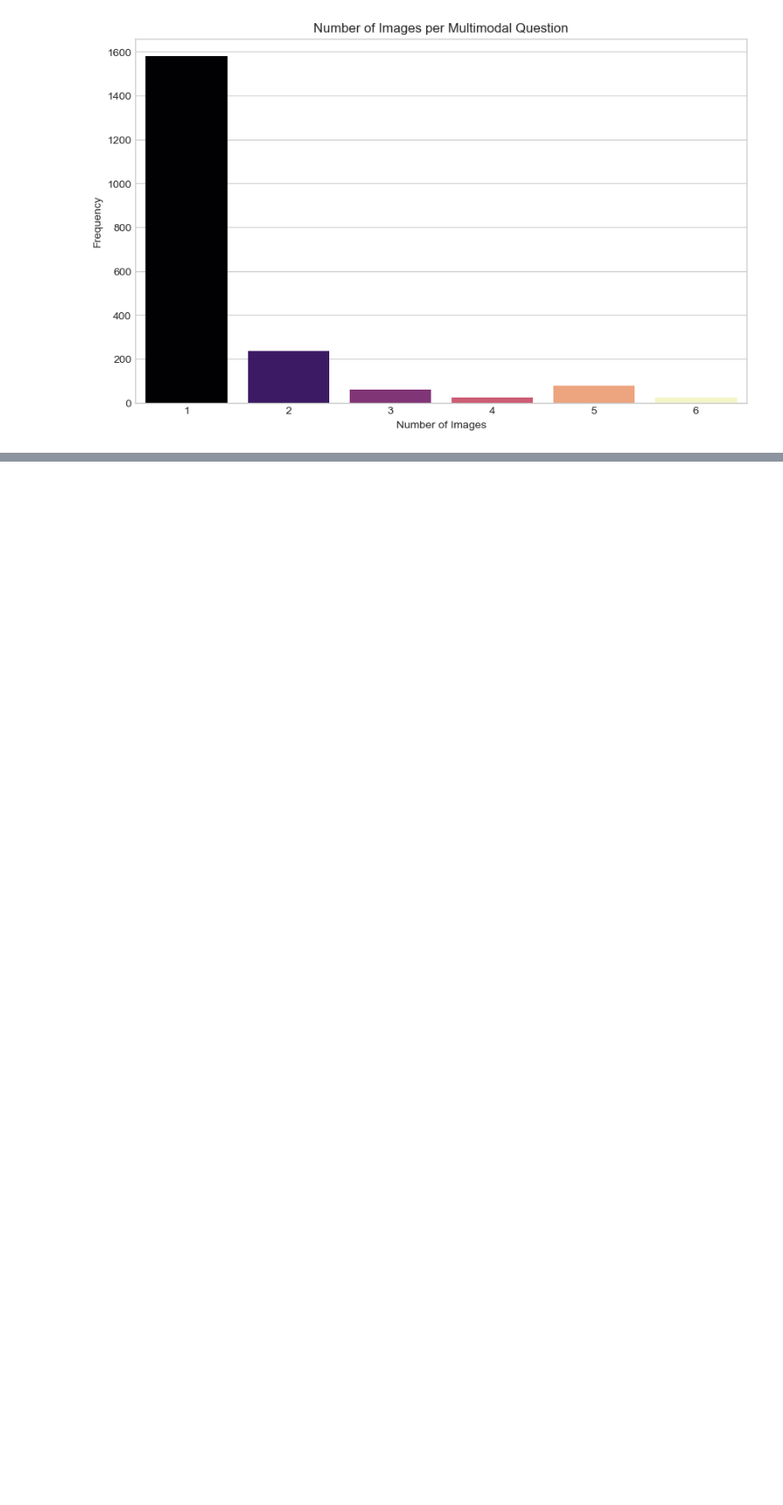
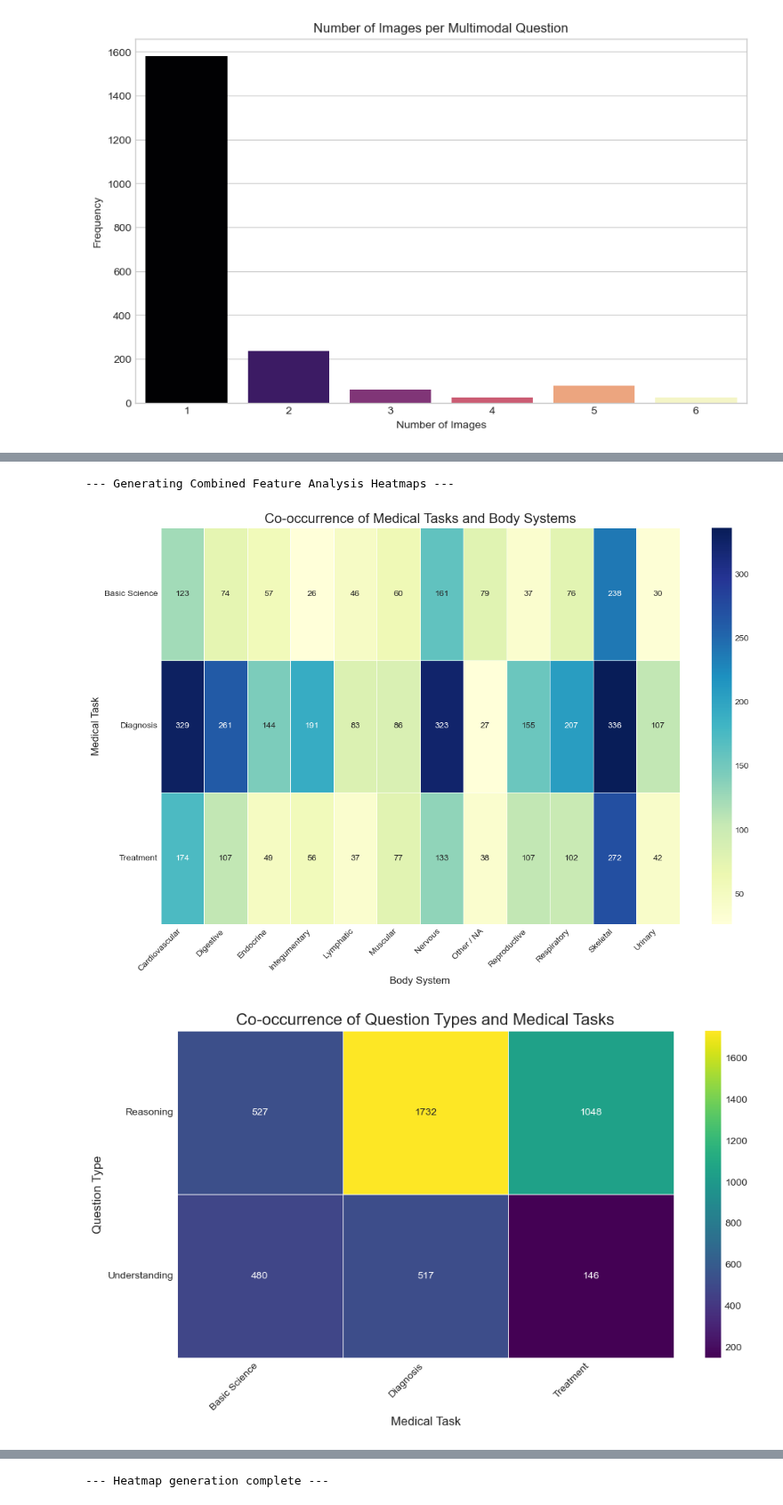
Before and after one commit to phuchaitt3/MedicalQA, a Jupyter notebook: MedXpertQA/MedXpertQA_eda.ipynb, the cells around one changed output, grey strips where cells are left out. Shown at 89% size. Saved outputs shown, nothing was run; the diff lists cells and outputs as text; code cells hidden in the pictures; blank space fills up the shorter version.

```diff
--- a/MedXpertQA/MedXpertQA_eda.ipynb
+++ b/MedXpertQA/MedXpertQA_eda.ipynb
@@ -213,0 +397,72 @@ plt.show()
+# %%
+print("--- Generating Combined Feature Analysis Heatmaps ---")
+
+# --- Heatmap 1: Medical Task vs. Body System ---
+report_title_1 = "Combined Analysis: Medical Task vs. Body System"
+crosstab_task_vs_system = pd.crosstab(df_all['medical_task'], df_all['body_system'])
+
+# Optional: Write the raw data table to your report file
+write_to_report(crosstab_task_vs_system, title=report_title_1)
+
+# Create the heatmap
+plt.figure(figsize=(12, 8))
+sns.heatmap(crosstab_task_vs_system, annot=True, fmt='d', cmap='YlGnBu', linewidths=.5)
+plt.title('Co-occurrence of Medical Tasks and Body Systems', fontsize=16)
+plt.xlabel('Body System', fontsize=12)
+plt.ylabel('Medical Task', fontsize=12)
+plt.xticks(rotation=45, ha='right') # Rotate labels for better readability
+plt.yticks(rotation=0)
+plt.tight_layout() # Adjust layout to make room for labels
+image_path_1 = os.path.join(OUTPUT_DIR, "heatmap_task_vs_system.png")
+plt.savefig(image_path_1)
+write_to_report(f"Image saved to: {image_path_1}", title="Plot: Heatmap of Task vs. System")
+plt.show()
+
+# --- Heatmap 2: Question Type vs. Medical Task ---
+report_title_2 = "Combined Analysis: Question Type vs. Medical Task"
+crosstab_type_vs_task = pd.crosstab(df_all['question_type'], df_all['medical_task'])
+
+# Optional: Write the raw data table to your report file
+write_to_report(crosstab_type_vs_task, title=report_title_2)
+
+# Create the heatmap
+plt.figure(figsize=(10, 6))
+sns.heatmap(crosstab_type_vs_task, annot=True, fmt='d', cmap='viridis', linewidths=.5)
+plt.title('Co-occurrence of Question Types and Medical Tasks', fontsize=16)
+plt.xlabel('Medical Task', fontsize=12)
+plt.ylabel('Question Type', fontsize=12)
+plt.xticks(rotation=45, ha='right')
+plt.yticks(rotation=0)
+plt.tight_layout()
+image_path_2 = os.path.join(OUTPUT_DIR, "heatmap_type_vs_task.png")
+plt.savefig(image_path_2)
+write_to_report(f"Image saved to: {image_path_2}", title="Plot: Heatmap of Type vs. Task")
+plt.show()
+
+
+# --- Heatmap 3: Question Type vs. Body System ---
+report_title_3 = "Combined Analysis: Question Type vs. Body System"
+crosstab_type_vs_system = pd.crosstab(df_all['question_type'], df_all['body_system'])
+
+# Optional: Write the raw data table to your report file
+write_to_report(crosstab_type_vs_system, title=report_title_3)
+
+# Create the heatmap
+plt.figure(figsize=(12, 7))
+sns.heatmap(crosstab_type_vs_system, annot=True, fmt='d', cmap='plasma', linewidths=.5)
+plt.title('Co-occurrence of Question Types and Body Systems', fontsize=16)
+plt.xlabel('Body System', fontsize=12)
+plt.ylabel('Question Type', fontsize=12)
+plt.xticks(rotation=45, ha='right')
+plt.yticks(rotation=0)
+plt.tight_layout()
+image_path_3 = os.path.join(OUTPUT_DIR, "heatmap_type_vs_system.png")
+plt.savefig(image_path_3)
+write_to_report(f"Image saved to: {image_path_3}", title="Plot: Heatmap of Type vs. System")
+plt.show()
+
+print("--- Heatmap generation complete ---")
+# %% [output]
+--- Generating Combined Feature Analysis Heatmaps ---
+[figure, added]
+[figure, added]
@@ -213,0 +470 @@ plt.show()
+--- Heatmap generation complete ---
```
Also changed, not shown: parts of 7 cells of this notebook, 18 other files.
